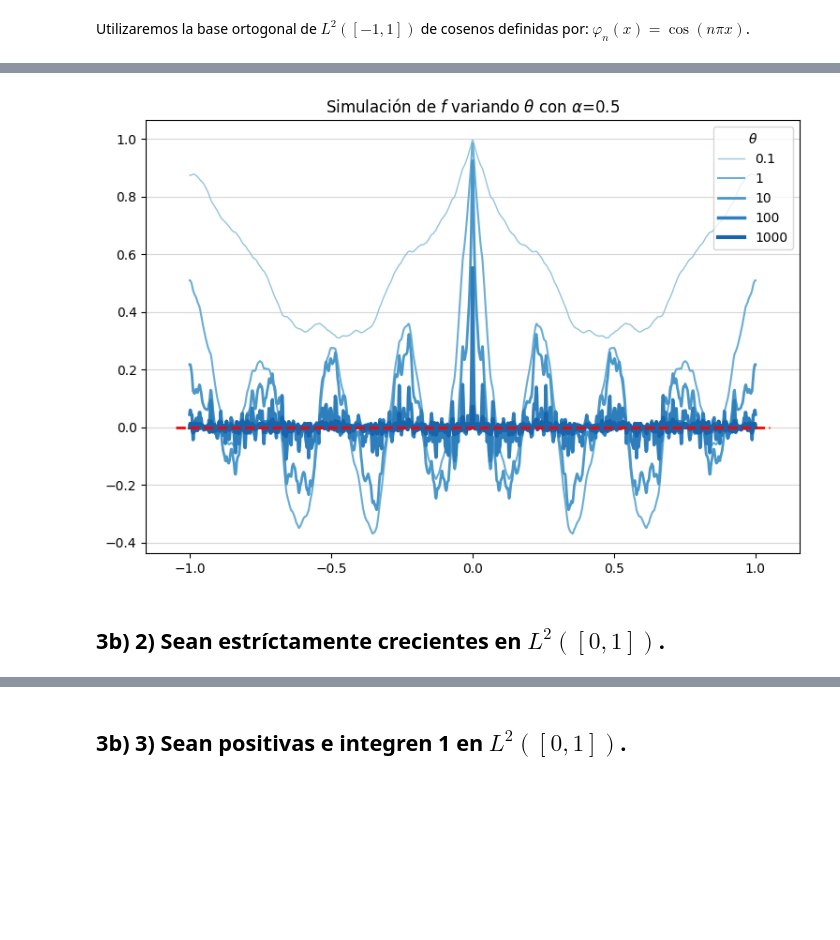
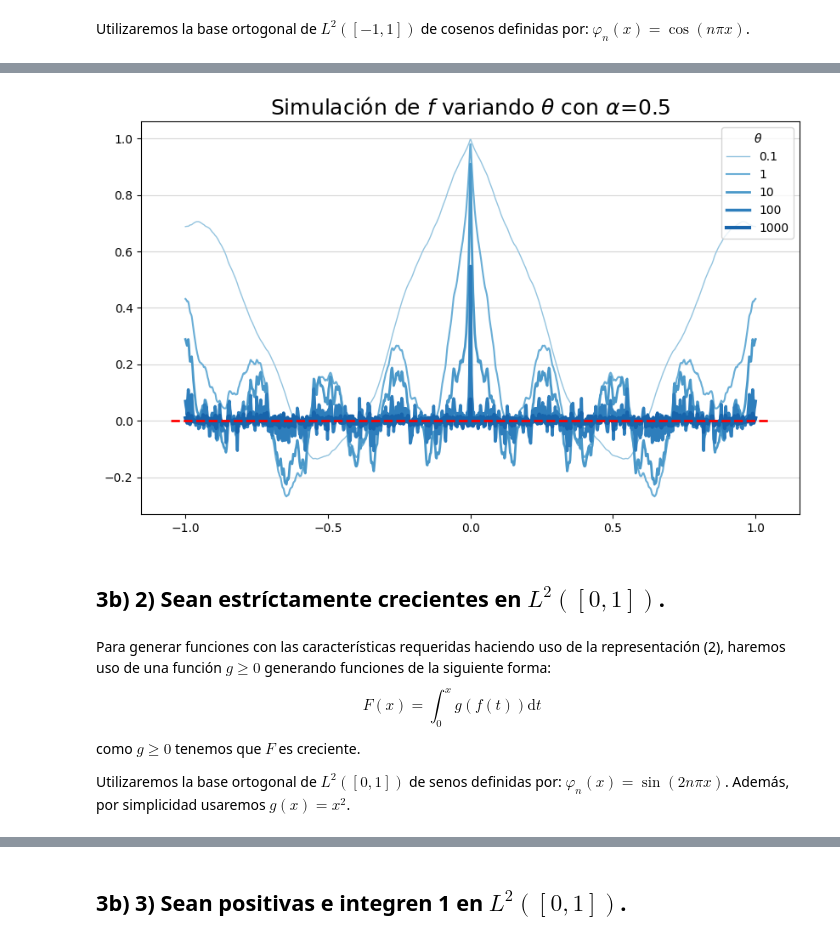
Before and after one commit to AlejandroVillazonG/MAT468, a Jupyter notebook: certamen/P3/P3_b.ipynb, the cells around one changed output, grey strips where cells are left out. Drawn from its saved outputs; the diff is of its cells as text; code cells hidden in the pictures; blank space fills up the shorter version.

```diff
--- a/certamen/P3/P3_b.ipynb
+++ b/certamen/P3/P3_b.ipynb
@@ -16,7 +16,7 @@ import matplotlib.pyplot as plt
 Definimos las funciones de la pregunta 3a) con la semilla fijada para hacer reproducibles los resultados.
 # %%
 def simular_seq_S_k(k, alpha, theta):
-    return np.random.RandomState(42).beta(1-alpha, theta+alpha*np.arange(1, k+1))
+    return np.random.RandomState(0).beta(1-alpha, theta+alpha*np.arange(1, k+1))
 
 def simular_seq_W_k(k, alpha, theta):
     Ss_k = simular_seq_S_k(k, alpha, theta)
@@ -68,13 +70,14 @@ k, theta = 1000, 1
 alphas = [0.1, 0.3, 0.5, 0.7, 0.9]
 
 x = np.linspace(-1,1,1_000)
-plt.figure(figsize=(9,6))
+plt.figure(figsize=(10,6))
 for i,alpha in enumerate(alphas):
     f = gen_f(cos, k, alpha, theta)
     plt.plot(x, f(x), label=f'{alpha}', lw=i/2+1, c=plt.cm.Blues((i+4)/(2*len(alphas))))
-plt.title(f'Simulación de $f$ variando $\\alpha$ con $\\theta$={theta}')
-#plt.ylim(-0.5,1.05)
+plt.title(f'Simulación de $f$ variando $\\alpha$ con $\\theta$={theta}', size=18)
 plt.plot([-1.05,1.05], [0,0], ls='--', lw=2, c='r')
 plt.grid(alpha=0.5, axis='y')
-plt.legend(title=r'$\alpha$');
+plt.legend(title=r'$\alpha$')
+path = 'C:/Users/Aleja/OneDrive - Universidad Técnica Federico Santa María/Material universidad/10sem 2023-2/MAT468/MAT468_github/certamen/P3/'
+plt.savefig(path+'P3b1_thetas.png');
 # %% [output]
@@ -82,19 +85,20 @@ plt.legend(title=r'$\alpha$');
 # %%
 k, alpha = 1000, .5
 thetas = [0.1, 1, 10, 100, 1000]
 
 x = np.linspace(-1,1,1_000)
-plt.figure(figsize=(9,6))
+plt.figure(figsize=(10,6))
 for i,theta in enumerate(thetas):
     f = gen_f(cos, k, alpha, theta)
     plt.plot(x, f(x), label=f'{theta}', lw=i/2+1, c=plt.cm.Blues((i+4)/(2*len(thetas))))
 
 plt.plot([-1.05,1.05], [0,0], ls='--', lw=2, c='r')
 #plt.ylim(-1.05,1.05)
-plt.title(f'Simulación de $f$ variando $\\theta$ con $\\alpha$={alpha}')
+plt.title(f'Simulación de $f$ variando $\\theta$ con $\\alpha$={alpha}', size=18)
 plt.grid(alpha=0.5, axis='y')
-plt.legend(loc='upper right', title=r'$\theta$');
+plt.legend(loc='upper right', title=r'$\theta$')
+plt.savefig(path+'P3b1_alphas.png');
 # %% [output]
-[figure, old version]
+[figure, new version]
 # %% [markdown]
 ## 3b) 2) Sean estríctamente crecientes en $L^2([0,1])$.
@@ -103 +105,6 @@ from scipy.special import legendre
+# %% [markdown]
+Para generar funciones con las características requeridas haciendo uso de la representación (2), haremos uso de una función $g\geq 0$ generando funciones de la siguiente forma: $$F(x) = \int_0^x g(f(t))\mathrm{d}t$$
+como $g\geq0$ tenemos que $F$ es creciente.
+
+Utilizaremos la base ortogonal de $L^2([0,1])$ de senos definidas por: $\varphi_n(x) = \sin(2n \pi x)$. Además, por simplicidad usaremos $g(x)=x^2$.
 # %%
```
Also changed, not shown: parts of 14 cells of this notebook, 6 other files.
